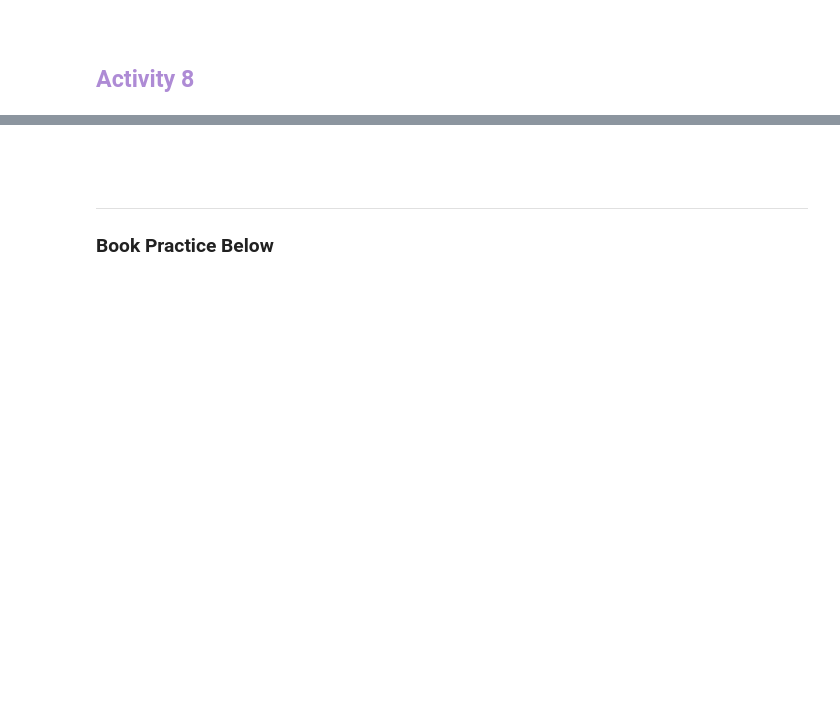
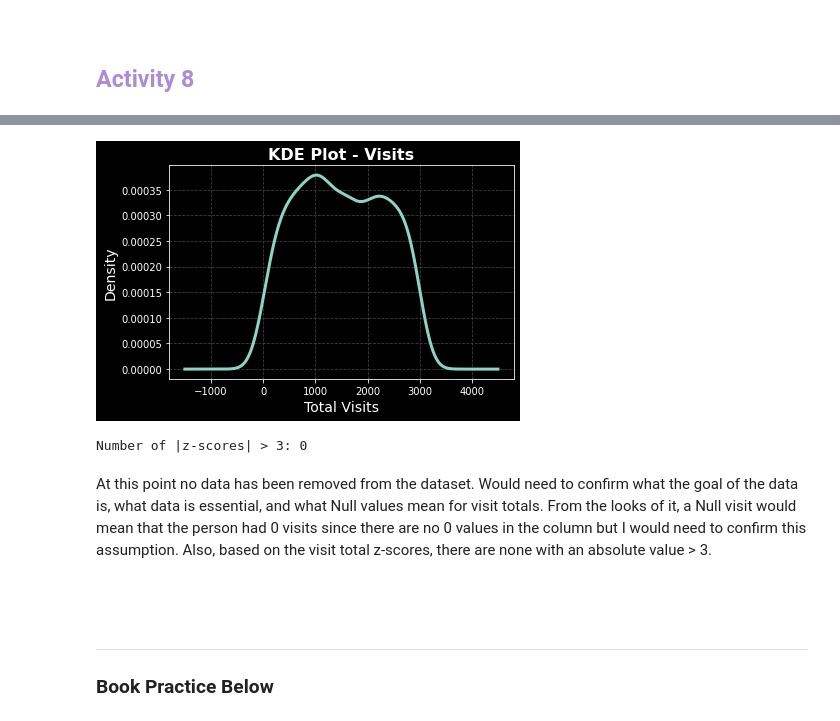
Before and after one commit to Hakuna-Patata/BU_MSDS_PTW, a Jupyter notebook: DSC 540 - Data Preparation/Week 5 & 6.ipynb, the cells around one changed output, grey strips where cells are left out. Saved outputs shown, nothing was run; the diff lists cells and outputs as text; code cells hidden in the pictures; blank space fills up the shorter version.

```diff
--- a/DSC 540 - Data Preparation/Week 5 & 6.ipynb
+++ b/DSC 540 - Data Preparation/Week 5 & 6.ipynb
@@ -215,3 +305,27 @@ gdp_df
+# %%
+## view estimated probability density
+visit_df['visit'].plot.kde()
+plt.title('KDE Plot - Visits')
+plt.xlabel('Total Visits')
+plt.show()
+# %% [output]
+[figure, added]
+# %%
+## Using z-score to find outliers.
+from scipy import stats
+
+visit_mean = visit_df['visit'].mean()
+visit_std = visit_df['visit'].std(ddof=1)
+
+visit_z = (visit_df['visit'] - visit_mean) / visit_std
+
+z_outliers = sum(visit_z.abs() > 3)
+
+print(f'Number of |z-scores| > 3: {z_outliers}')
+# %% [output]
+Number of |z-scores| > 3: 0
+# %% [markdown]
+At this point no data has been removed from the dataset. Would need to confirm what the goal of the data is, what data is essential, and what Null values mean for visit totals. From the looks of it, a Null visit would mean that the person had 0 visits since there are no 0 values in the column but I would need to confirm this assumption. Also, based on the visit total z-scores, there are none with an absolute value > 3.
 # %% [markdown]
 <br><br>
 
```
Also changed, not shown: parts of 12 cells of this notebook.
